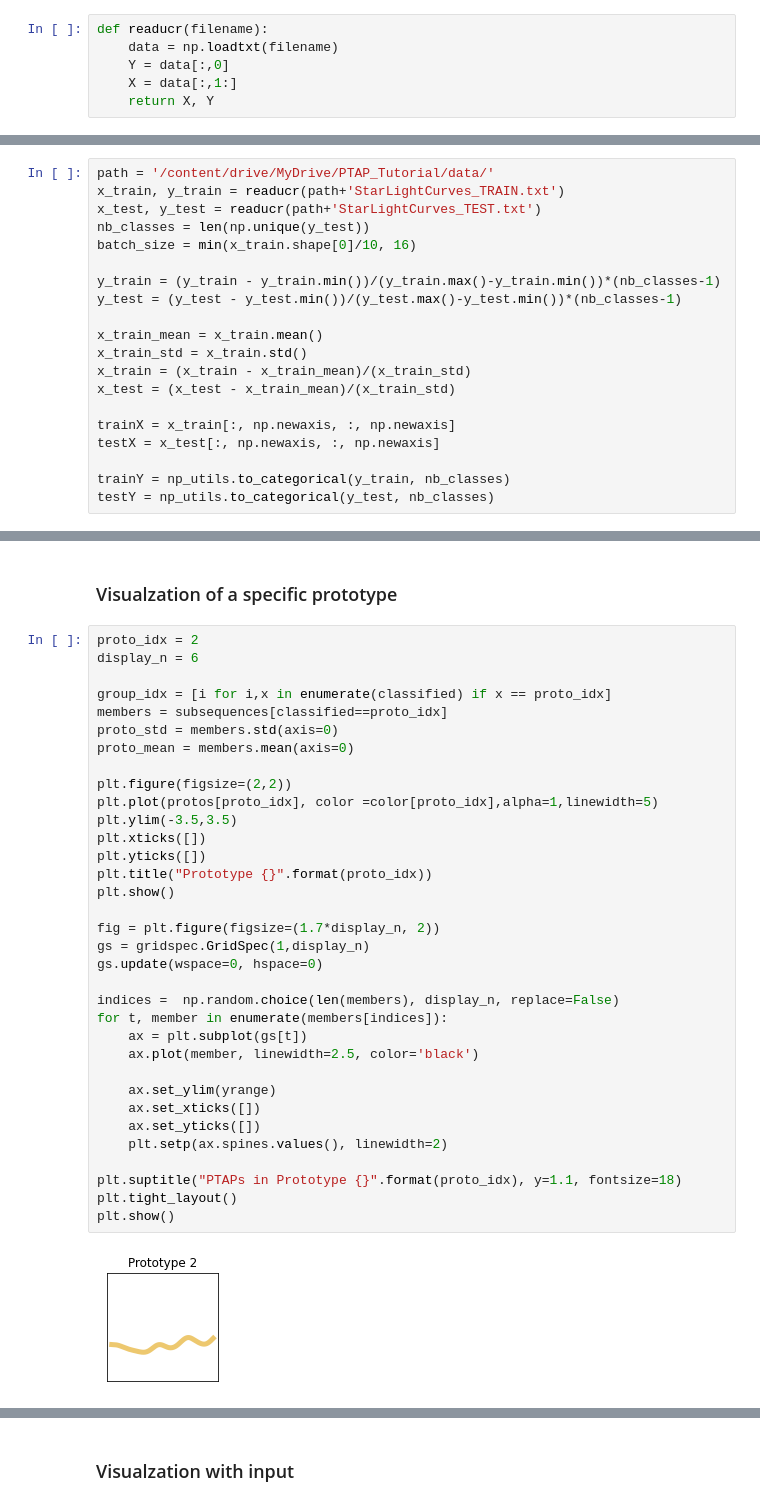
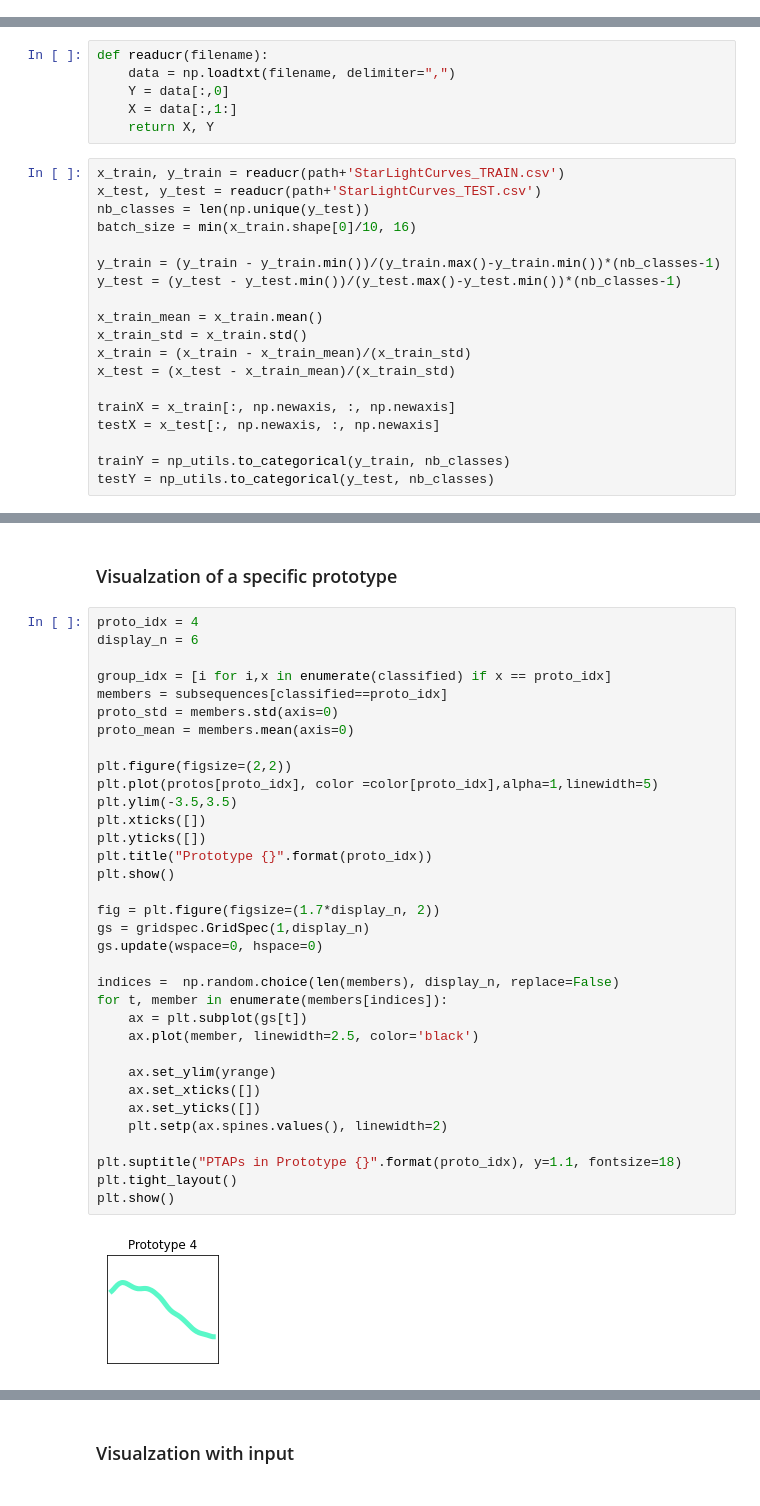
Before and after one commit to OpenXAIProject/PTAP, a Jupyter notebook: PTAP_tutorial_keras.ipynb, the cells around one changed output, grey strips where cells are left out. Saved outputs shown, nothing was run; the diff lists cells and outputs as text.

```diff
--- a/PTAP_tutorial_keras.ipynb
+++ b/PTAP_tutorial_keras.ipynb
@@ -15,12 +15,6 @@ from keras.layers import Conv2D, MaxPooling2D
 from keras.utils import np_utils
 
 from sklearn.preprocessing import normalize
-# %%
-def readucr(filename):
-    data = np.loadtxt(filename)
-    Y = data[:,0]
-    X = data[:,1:]
-    return X, Y
 # %% [markdown]
 ## Load Data
 # %%
@@ -31,7 +26,12 @@ Mounted at /content/drive/
+# %%
+def readucr(filename):
+    data = np.loadtxt(filename, delimiter=",")
+    Y = data[:,0]
+    X = data[:,1:]
+    return X, Y
 # %%
-path = '/content/drive/MyDrive/PTAP_Tutorial/data/'
-x_train, y_train = readucr(path+'StarLightCurves_TRAIN.txt')
-x_test, y_test = readucr(path+'StarLightCurves_TEST.txt')
+x_train, y_train = readucr(path+'StarLightCurves_TRAIN.csv')
+x_test, y_test = readucr(path+'StarLightCurves_TEST.csv')
 nb_classes = len(np.unique(y_test))
 batch_size = min(x_train.shape[0]/10, 16)
 
@@ -342,38 +339,38 @@ plt.show()
 # %% [markdown]
 ### Visualzation of a specific prototype
 # %%
-proto_idx = 2
+proto_idx = 4
 display_n = 6
 
 group_idx = [i for i,x in enumerate(classified) if x == proto_idx]
 members = subsequences[classified==proto_idx]
 proto_std = members.std(axis=0)
 proto_mean = members.mean(axis=0)
 
 plt.figure(figsize=(2,2))
 plt.plot(protos[proto_idx], color =color[proto_idx],alpha=1,linewidth=5)
 plt.ylim(-3.5,3.5)
 plt.xticks([])
 plt.yticks([])
 plt.title("Prototype {}".format(proto_idx))
 plt.show()
 
 fig = plt.figure(figsize=(1.7*display_n, 2))
 gs = gridspec.GridSpec(1,display_n)
 gs.update(wspace=0, hspace=0)
 
 indices =  np.random.choice(len(members), display_n, replace=False)
 for t, member in enumerate(members[indices]):
     ax = plt.subplot(gs[t])
     ax.plot(member, linewidth=2.5, color='black')
 
     ax.set_ylim(yrange)
     ax.set_xticks([])
     ax.set_yticks([])
     plt.setp(ax.spines.values(), linewidth=2)
 
 plt.suptitle("PTAPs in Prototype {}".format(proto_idx), y=1.1, fontsize=18)
 plt.tight_layout()
 plt.show()
 # %% [output]
-[figure, old version]
+[figure, new version]
```
Also changed, not shown: parts of 9 cells of this notebook.
